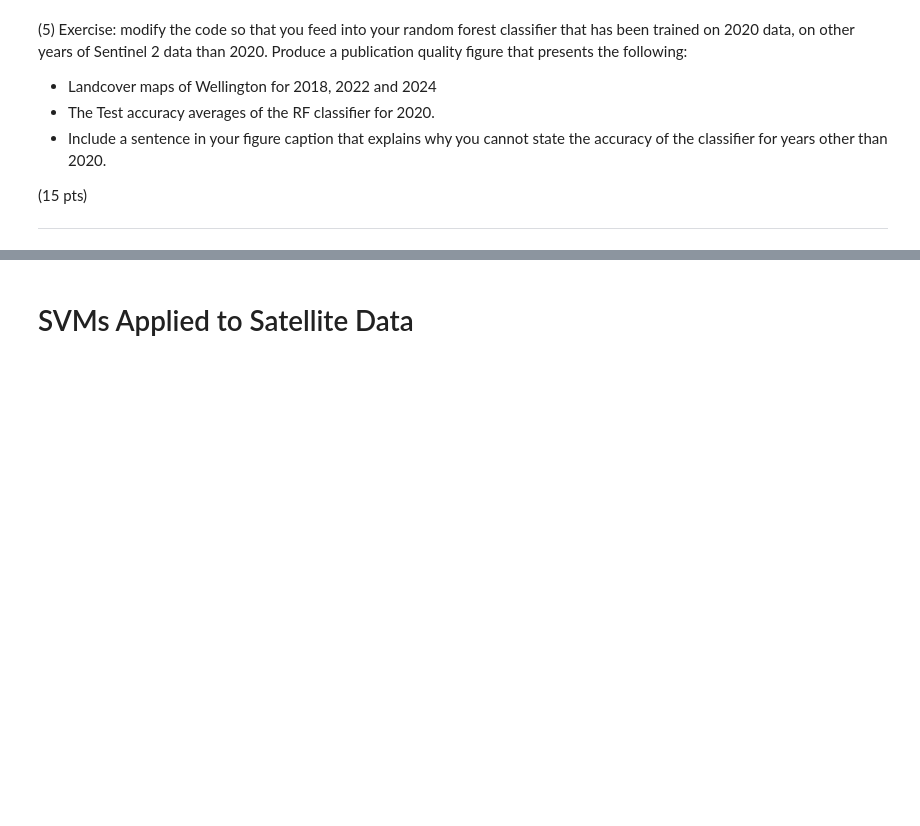
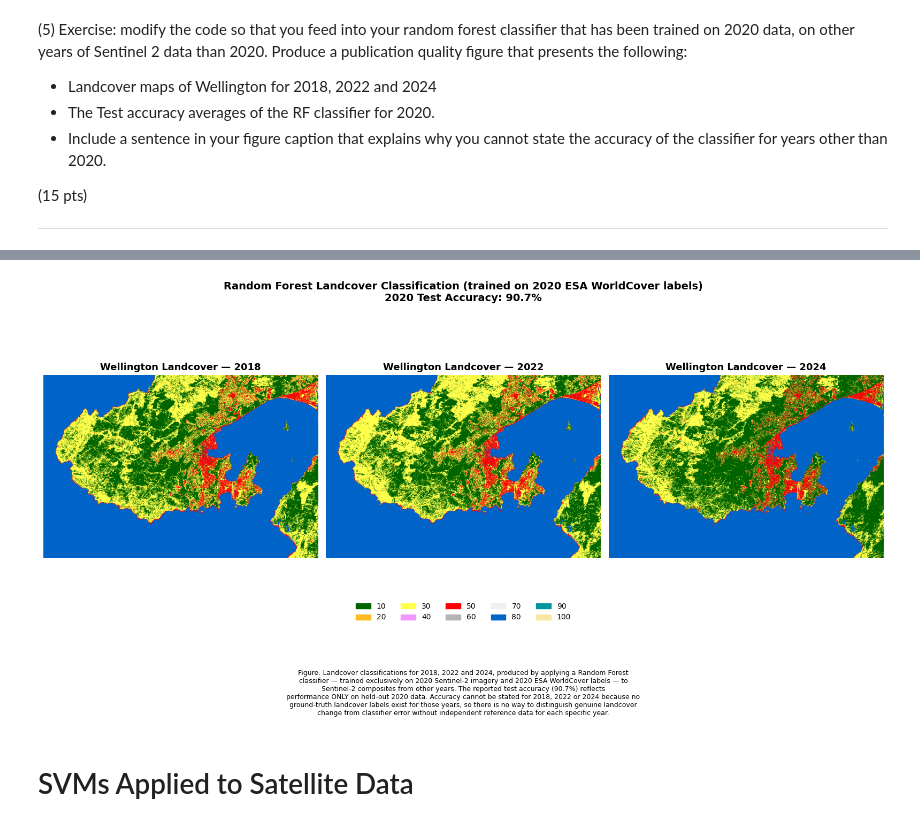
Before and after one commit to MusicalManiac/SatelliteDataAI-UOA, a Jupyter notebook: Lab-Notebooks/761_Lab2.ipynb, the cells around one changed output, grey strips where cells are left out. Drawn from its saved outputs; the diff is of its cells as text; code cells hidden in the pictures; blank space fills up the shorter version.

```diff
--- a/Lab-Notebooks/761_Lab2.ipynb
+++ b/Lab-Notebooks/761_Lab2.ipynb
@@ -240,3 +331,53 @@ _______________________________________________________________________________
+# %%
+import numpy as np
+
+def ee_image_to_array(image, region, scale=30):
+    arr = geemap.ee_to_numpy(image, region=region, scale=scale)
+    return arr[:, :, 0]
+
+arrays = {yr: ee_image_to_array(classified_by_year[yr], aoi) for yr in years}
+# %%
+import matplotlib.pyplot as plt
+import matplotlib.colors as mcolors
+
+class_colors = ['#006400','#ffbb22','#ffff4c','#f096ff','#fa0000',
+                 '#b4b4b4','#f0f0f0','#0064c8','#0096a0','#fae6a0']
+cmap = mcolors.ListedColormap(class_colors)
+bounds = np.arange(0.5, 11.5, 1)
+norm = mcolors.BoundaryNorm(bounds, cmap.N)
+
+fig, axes = plt.subplots(1, 3, figsize=(16, 6))
+
+for ax, yr in zip(axes, years):
+    ax.imshow(arrays[yr], cmap=cmap, norm=norm)
+    ax.set_title(f'Wellington Landcover — {yr}', fontsize=13, fontweight='bold')
+    ax.axis('off')
+
+patches = [plt.Rectangle((0,0),1,1, color=class_colors[i]) for i in range(10)]
+fig.legend(patches, label_names, loc='lower center', ncol=5, frameon=False,
+           bbox_to_anchor=(0.5, -0.05))
+
+fig.suptitle(
+    f'Random Forest Landcover Classification (trained on 2020 ESA WorldCover labels)\n'
+    f'2020 Test Accuracy: {test_accuracy_2020:.1%}',
+    fontsize=14, fontweight='bold', y=1.03
+)
+
+caption = (
+    "Figure: Landcover classifications for 2018, 2022 and 2024, produced by applying a Random Forest\n"
+    "classifier — trained exclusively on 2020 Sentinel-2 imagery and 2020 ESA WorldCover labels — to\n"
+    f"Sentinel-2 composites from other years. The reported test accuracy ({test_accuracy_2020:.1%}) reflects\n"
+    "performance ONLY on held-out 2020 data. Accuracy cannot be stated for 2018, 2022 or 2024 because no\n"
+    "ground-truth landcover labels exist for those years, so there is no way to distinguish genuine landcover\n"
+    "change from classifier error without independent reference data for each specific year."
+)
+fig.text(0.5, -0.18, caption, ha='center', va='top', fontsize=9)
+
+plt.tight_layout()
+plt.savefig('wellington_landcover_2018_2022_2024.png', dpi=300, bbox_inches='tight')
+plt.show()
+# %% [output]
+[figure, added]
 # %% [markdown]
 # SVMs Applied to Satellite Data
 # %%
```
Also changed, not shown: parts of 18 cells of this notebook.
